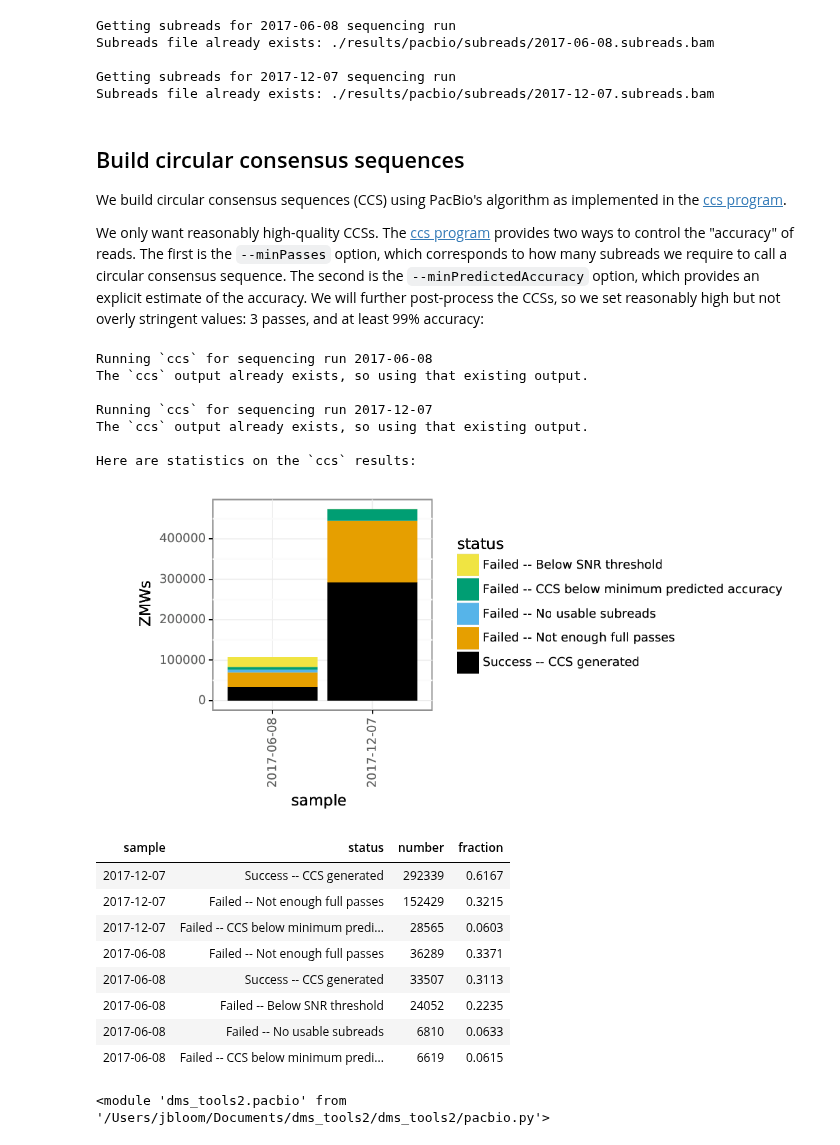
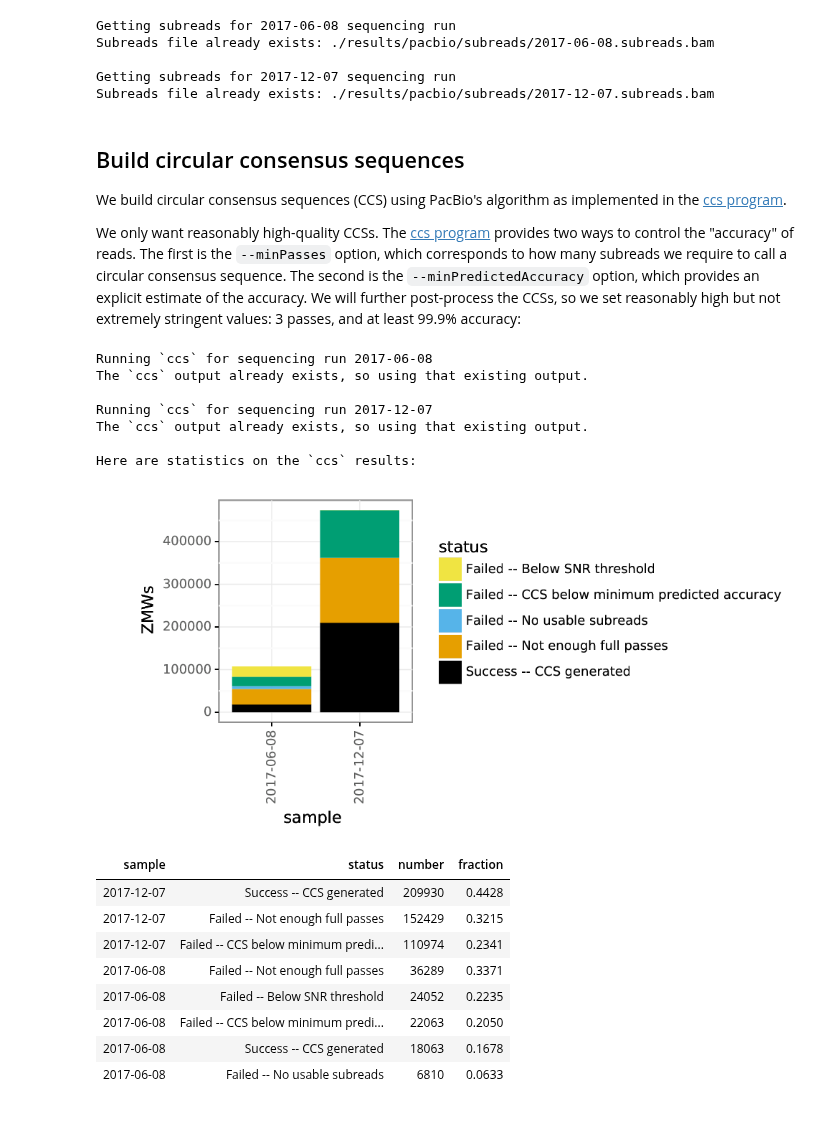
Before and after one commit to jbloomlab/IFNsorted_flu_single_cell, a Jupyter notebook: pacbio_analysis.ipynb, the cells around one changed output. Saved outputs shown, nothing was run; the diff lists cells and outputs as text; code cells hidden in the pictures.

Commit message:
more progress in processing CCS reads

```diff
--- a/pacbio_analysis.ipynb
+++ b/pacbio_analysis.ipynb
@@ -121,10 +129,11 @@ We only want reasonably high-quality CCSs.
 The [ccs program](https://github.com/PacificBiosciences/unanimity/blob/master/doc/PBCCS.md) provides two ways to control the "accuracy" of reads.
 The first is the `--minPasses` option, which corresponds to how many subreads we require to call a circular consensus sequence.
 The second is the `--minPredictedAccuracy` option, which provides an explicit estimate of the accuracy.
-We will further post-process the CCSs, so we set reasonably high but not overly stringent values: 3 passes, and at least 99% accuracy:
+We will further post-process the CCSs, so we set reasonably high but not extremely stringent values: 3 passes, and at least 99.9% accuracy:
 # %%
-max_cpus = 14 # max number of CPUs to use
-ncpus = max(multiprocessing.cpu_count(), max_cpus)
+import importlib
+importlib.reload(dms_tools2.plot)
+importlib.reload(dms_tools2.pacbio)
 
 ccsdir = os.path.join(pacbioresultsdir, 'ccs')
 if not os.path.isdir(ccsdir):
@@ -145,49 +154,42 @@ for (seqrun, subreadsfile) in subreads.items():
                 subprocess.check_output(['ccs', '--version']).decode(
                 'utf-8').strip()))
         ! ccs \
             --minLength 50 \
             --maxLength 5000 \
             --minPasses 3 \
-            --minPredictedAccuracy 0.99 \
+            --minPredictedAccuracy 0.999 \
             --logFile {logfile} \
             --reportFile {reportfile} \
             --polish \
             --numThreads {ncpus} \
             {subreadsfile} \
             {bamfile}
         print("Completed `ccs` run.")
 
     ccslist.append(dms_tools2.pacbio.CCS(seqrun, bamfile, reportfile))
 
 print("\nHere are statistics on the `ccs` results:")
 zmw_plot = os.path.join(ccsdir, 'ZMW_plot.pdf')
+showPDF(zmw_plot)
 
 ccs_report = dms_tools2.pacbio.summarizeCCSreports(
                 ccslist, 'zmw', zmw_plot)
-
-showPDF(zmw_plot)
-
 display(HTML(ccs_report.query('fraction > 0.005').to_html(index=False)))
 # %% [output]
 Running `ccs` for sequencing run 2017-06-08
 The `ccs` output already exists, so using that existing output.
 
 Running `ccs` for sequencing run 2017-12-07
 The `ccs` output already exists, so using that existing output.
 
 Here are statistics on the `ccs` results:
-[figure, old version]
+[figure, new version]
 | sample | status | number | fraction |
-| 2017-12-07 | Success -- CCS generated | 292339 | 0.6167 |
+| 2017-12-07 | Success -- CCS generated | 209930 | 0.4428 |
 | 2017-12-07 | Failed -- Not enough full passes | 152429 | 0.3215 |
-| 2017-12-07 | Failed -- CCS below minimum predi... | 28565 | 0.0603 |
+| 2017-12-07 | Failed -- CCS below minimum predi... | 110974 | 0.2341 |
 | 2017-06-08 | Failed -- Not enough full passes | 36289 | 0.3371 |
-| 2017-06-08 | Success -- CCS generated | 33507 | 0.3113 |
 | 2017-06-08 | Failed -- Below SNR threshold | 24052 | 0.2235 |
+| 2017-06-08 | Failed -- CCS below minimum predi... | 22063 | 0.2050 |
+| 2017-06-08 | Success -- CCS generated | 18063 | 0.1678 |
 | 2017-06-08 | Failed -- No usable subreads | 6810 | 0.0633 |
-| 2017-06-08 | Failed -- CCS below minimum predi... | 6619 | 0.0615 |
-# %%
-import importlib
-importlib.reload(dms_tools2.pacbio)
-# %% [output]
-<module 'dms_tools2.pacbio' from '/Users/jbloom/Documents/dms_tools2/dms_tools2/pacbio.py'>
```
Also changed, not shown: parts of 8 cells of this notebook, 1 other file.
